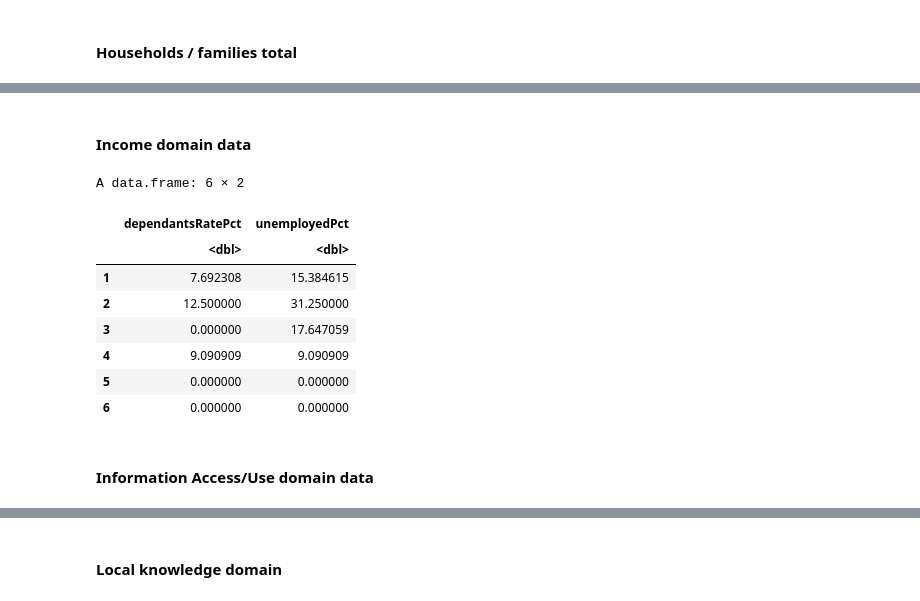
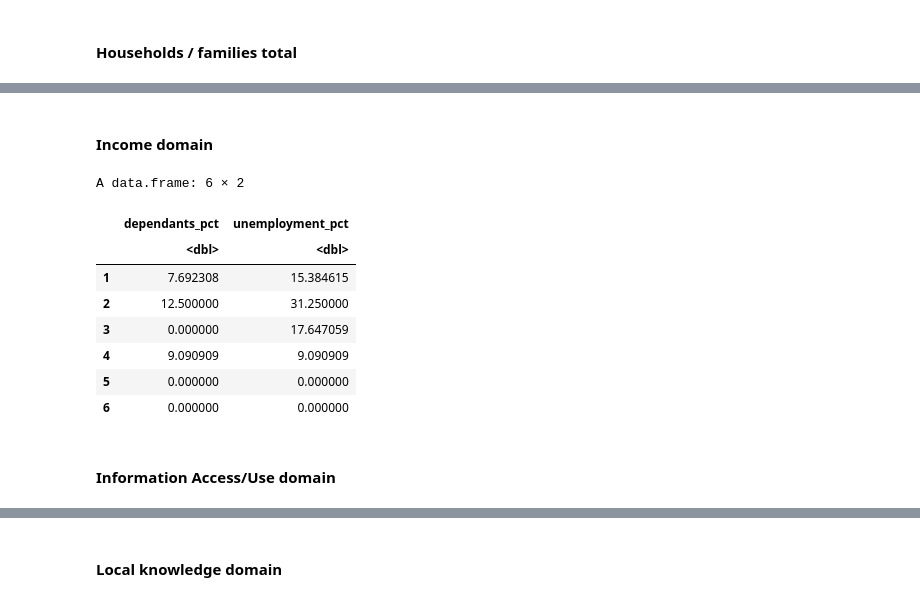
Before and after one commit to UCC-CLIMPADAP/SVIBook, a Jupyter notebook: Cities/Milan/Census_Data_to_Indicators.ipynb, the cells around one changed output, grey strips where cells are left out. Drawn from its saved outputs; the diff is of its cells as text; code cells hidden in the pictures.

```diff
--- a/Cities/Milan/Census_Data_to_Indicators.ipynb
+++ b/Cities/Milan/Census_Data_to_Indicators.ipynb
@@ -37,3 +25,4 @@ Italy census data from: http://dati-censimentopopolazione.istat.it/Index.aspx?la
 # %%
 # Read the census data
-censusData <- read.csv('../../0_data/Milan/ItalianCensus/2021/Milano_indicatori_2021_sezioni.csv', sep=",")
+census_data <- read.csv('../../0_data/census/Italy/Milan/2021/Milano_indicatori_2021_sezioni.csv', sep=",")
+head(census_data)
@@ -58,8 +56,8 @@ head(censusDataRows)
 # %% [markdown]
 #### Population total
 # %%
-populationTotal <- censusData[, 'P1', drop = FALSE]
-names(populationTotal)[1] <- 'populationTotal'
-head(populationTotal)
+population_total <- census_data[, 'P1', drop = FALSE]
+names(population_total)[1] <- 'population_total'
+head(population_total)
 # %% [output]
 A data.frame: 6 × 1
@@ -134,38 +149,50 @@ A data.frame: 6 × 4
 # %% [markdown]
-#### Income domain data
+#### Income domain
 # %%
-# Dimension Adaptive:Capacity - Domain:Income
+### Domain:Income ###
 
-# Get indicators and convert into percentage
-## 1) Dependants Rate (% people under 16) - using under 15 for the 2022 Italian census
-dependantsRateFields <- c('P14', 'P15', 'P16')
-dependantsRateData <- censusData[, dependantsRateFields, drop = FALSE]
-dependantsRate <- rowSums(dependantsRateData, na.rm=TRUE)
-dependantsRatePct <- (dependantsRate / populationTotal) * 100.0
-names(dependantsRatePct)[1] <- 'dependantsRatePct'
+# Dependants - using under 15 years old for the 2022 Italian census
+dependants_fields <- c(
+    'P14',
+    'P15',
+    'P16')
+dependants_data <- census_data[, dependants_fields, drop = FALSE]
+dependants <- rowSums(dependants_data, na.rm=TRUE)
+dependants_pct <- (dependants / population_total) * 100.0
+names(dependants_pct)[1] <- 'dependants_pct'
 
-## 2) Unemployment population
-### Calculate total poluation for ages 15-64.
-### Note: P101 = total employed people aged 15-64.
-### Note: Sum of P17, P18, P19, P20, P21, P22, P23, P24, P25 and P26 is total poluation for ages 15-64.
-### Note: to calculate unemployed we use: P101 - total poluation for ages 15-64.
-### Note: this unemployed figure might also indicate students not working
-totalPopulation_15to64_Indicators <- c('P17','P18','P19','P20','P21','P22','P23','P24','P25','P26')
-totalPopulation_15to64_Data <- censusData[, totalPopulation_15to64_Indicators, drop = FALSE]
-totalPopulation_15to64 <- rowSums(totalPopulation_15to64_Data, na.rm=TRUE)
-unemployed <- totalPopulation_15to64 - censusData$P101
-unemployedPct <- (unemployed / populationTotal) * 100.0
-names(unemployedPct)[1] <- 'unemployedPct'
+# Unemployment
+## Calculate total poluation for ages 15-64.
+## Note: P101 = total employed people aged 15-64.
+## Note: Sum of P17, P18, P19, P20, P21, P22, P23, P24, P25 and P26 is total poluation for ages 15-64.
+## Note: to calculate unemployed we use: P101 - total poluation for ages 15-64.
+## Note: this unemployed figure might also indicate students not working
+population_15to64_fields <- c(
+    'P17',
+    'P18',
+    'P19',
+    'P20',
+    'P21',
+    'P22',
+    'P23',
+    'P24',
+    'P25',
+    'P26')
+population_15to64_data <- census_data[, population_15to64_fields, drop = FALSE]
+population_15to64 <- rowSums(population_15to64_data, na.rm=TRUE)
+unemployment <- population_15to64 - census_data$P101
+unemployment_pct <- (unemployment / population_total) * 100.0
+names(unemployment_pct)[1] <- 'unemployment_pct'
 
 # Combine all these indicators into an array for this domain
-incomeDomainPct <- cbind(dependantsRatePct,
-                         unemployedPct)
+income_domain_pct <- cbind(dependants_pct,
+                           unemployment_pct)
 
 # Print the first six rows of the data to visually check it looks OK
-head(incomeDomainPct)
+head(income_domain_pct)
 # %% [output]
 A data.frame: 6 × 2
-|  | dependantsRatePct | unemployedPct |
+|  | dependants_pct | unemployment_pct |
 |  | <dbl> | <dbl> |
 | 1 | 7.692308 | 15.384615 |
 | 2 | 12.500000 | 31.250000 |
@@ -174,5 +201,5 @@ A data.frame: 6 × 2
 | 5 | 0.000000 | 0.000000 |
 | 6 | 0.000000 | 0.000000 |
 # %% [markdown]
-#### Information Access/Use domain data
+#### Information Access/Use domain
 # %%
```
Also changed, not shown: parts of 21 cells of this notebook, 1 other file.
